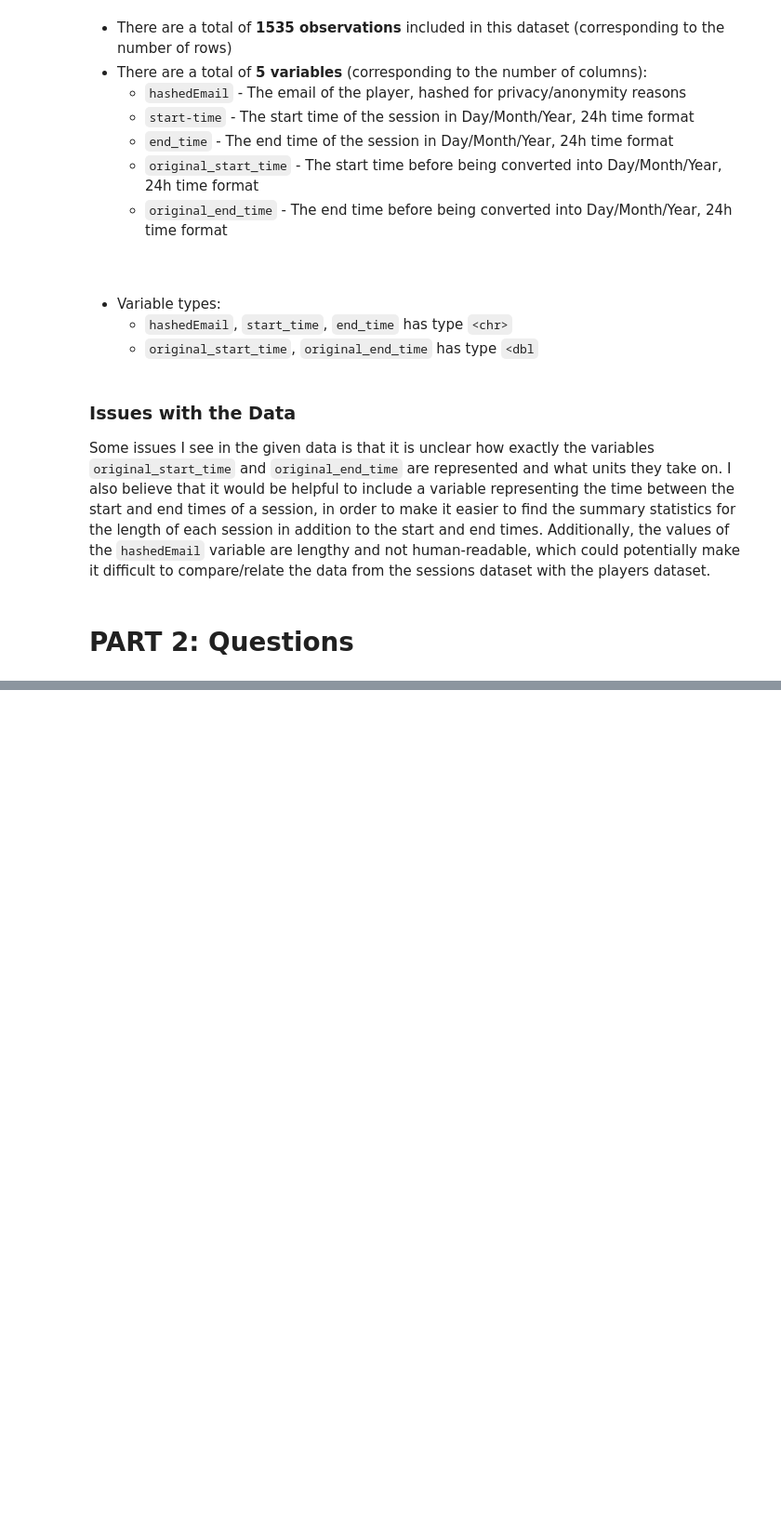
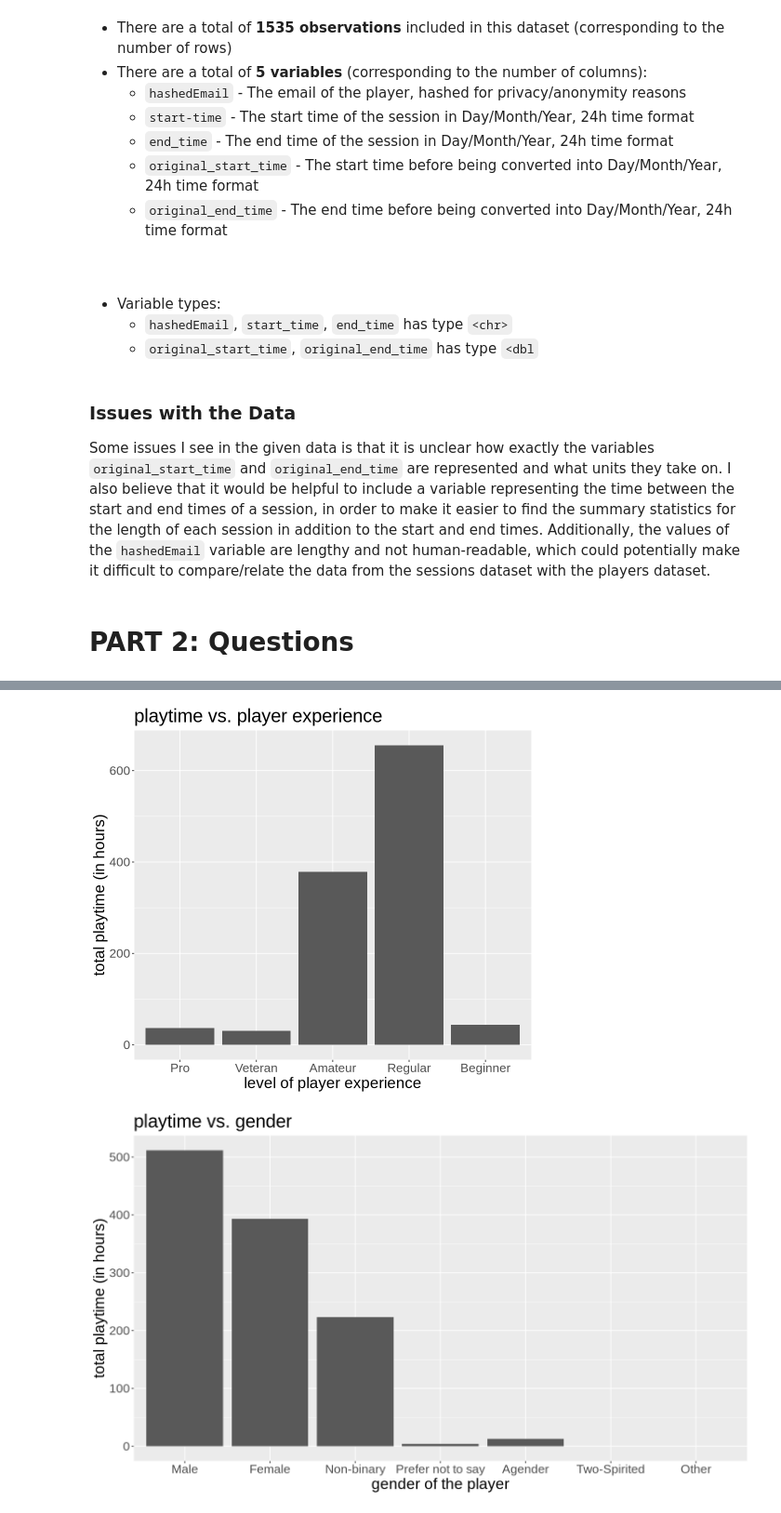
Before and after one commit to yolandapengx/dsci-100-project-ypeng927, a Jupyter notebook: Individual_Proposal.ipynb, the cells around one changed output, grey strips where cells are left out. Shown at 93% size. Cells and saved outputs as stored; diff of their text form; code cells hidden in the pictures; blank space fills up the shorter version.

```diff
--- a/Individual_Proposal.ipynb
+++ b/Individual_Proposal.ipynb
@@ -276,0 +279,17 @@ The broad question I am looking to address is **which "kinds" of players are mos
+# %%
+# wrangling players.csv
+players_data_wrangled <- players_data |>
+                as_tibble() |>
+                mutate(experience = as_factor(experience), gender = as_factor(gender))
+players_data_wrangled
+
+# wrangling sessions.csv
+sessions_data_wrangled <- sessions_data |>
+                as_tibble() |>
+                mutate(start_time = as_datetime(start_time), end_time = as_datetime(end_time))
+sessions_data_wrangled
+
+# creating players.csv mean value table
+players_mean_table <- tibble(variable = c("played_hours", "Age"), mean = c(players_mean_hours, players_mean_age)) |>
+                      mutate(mean = unlist(mean))
+players_mean_table
@@ -276,0 +322,42 @@ The broad question I am looking to address is **which "kinds" of players are mos
+# %%
+# creating exploratory visuals
+options(repr.plot.width = 8, repr.plot.height = 7)
+
+experience_bar_plot <- players_data_wrangled |>
+                    ggplot(aes(x = experience, y = played_hours)) +
+                    geom_bar(stat = "identity") +
+                    labs(x = "level of player experience", y = "total playtime (in hours)", title = "playtime vs. player experience") +
+                    theme(text = element_text(size = 20))
+experience_bar_plot
+
+options(repr.plot.width = 12, repr.plot.height = 7)
+
+gender_bar_plot <- players_data_wrangled |>
+                    ggplot(aes(x = gender, y = played_hours)) +
+                    geom_bar(stat = "identity") +
+                    labs(x = "gender of the player", y = "total playtime (in hours)", title = "playtime vs. gender") +
+                    theme(text = element_text(size = 20))
+gender_bar_plot
+
+percentage_exp <- players_data_wrangled |>
+                    group_by(experience) |>
+                    summarise(count = n()) |>
+                    mutate(percentage = count / nrow(players_data_wrangled)) |>
+                    ggplot(aes(x = experience, y = percentage)) +
+                    geom_bar(stat = "identity") +
+                    labs(x = "experience of player", y = "percentage of total players", title = "percentage of total players of each experience level") +
+                    theme(text = element_text(size = 20))
+percentage_exp
+
+percentage_gender <- players_data_wrangled |>
+                    group_by(gender) |>
+                    summarise(count = n()) |>
+                    mutate(percentage = count / nrow(players_data_wrangled)) |>
+                    ggplot(aes(x = gender, y = percentage)) +
+                    geom_bar(stat = "identity") +
+                    labs(x = "gender of player", y = "percentage of total players", title = "percentage of total players of each gender") +
+                    theme(text = element_text(size = 20))
+percentage_gender
+# %% [output]
+[figure, added]
+[figure, added]
```
Also changed, not shown: parts of 7 cells of this notebook.
